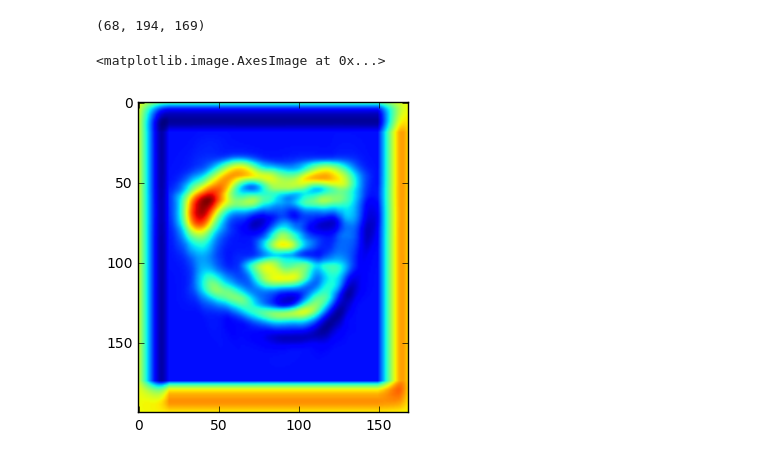
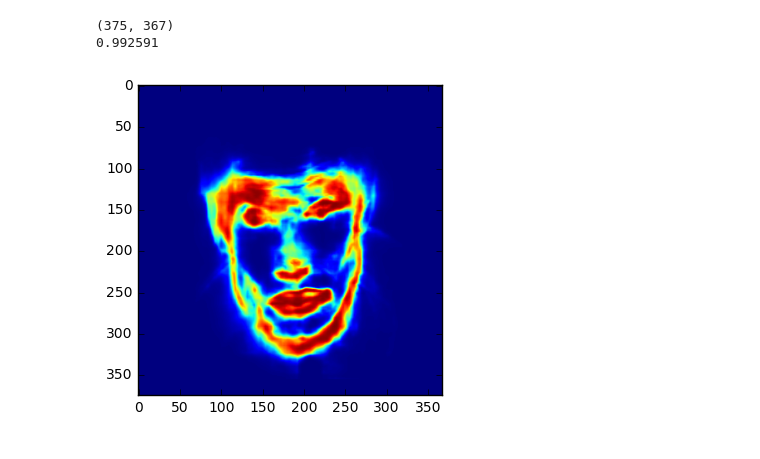
Before and after one commit to kritsong/resnetpyramid, a Jupyter notebook: distance_transform .ipynb, the cells around one changed output. Drawn from its saved outputs; the diff is of its cells as text; code cells hidden in the pictures.

```diff
--- a/distance_transform .ipynb
+++ b/distance_transform .ipynb
@@ -82,8 +77,10 @@ filters_all = model.get_filters_weights()
-# %%
-print(unary_scores_all.shape)
-plt.imshow(unary_scores_all[0, :, :])
-# plt.imshow(feat[2, :, :])
-# %% [output]
-(68, 194, 169)
-<matplotlib.image.AxesImage at 0x...>
-[figure, removed]
+# %%
+all_fea = np.sum(feat, axis=0) - feat[0, :, :]
+print(all_fea.shape)
+plt.imshow(all_fea)
+print(np.max(all_fea))
+# plt.imshow(feat[34, :, :])
+# %% [output]
+(375, 367)
+0.992591
+[figure, added]
```
Also changed, not shown: parts of 28 cells of this notebook, 3 other files.
